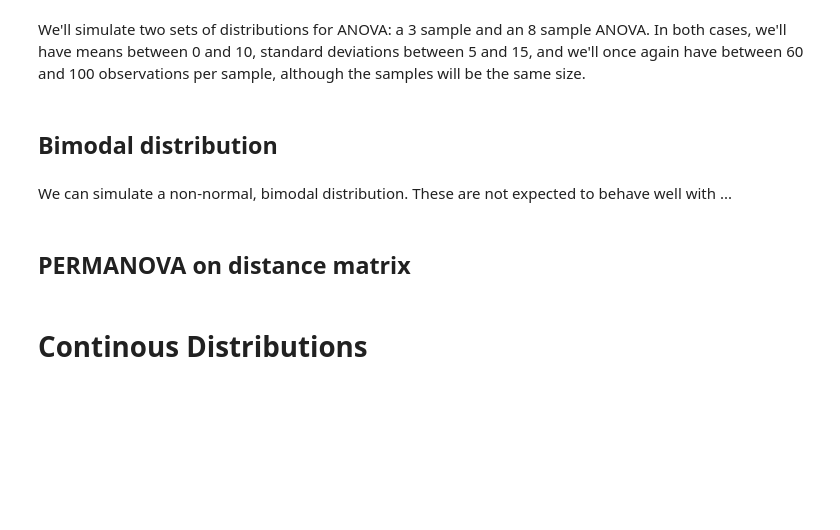
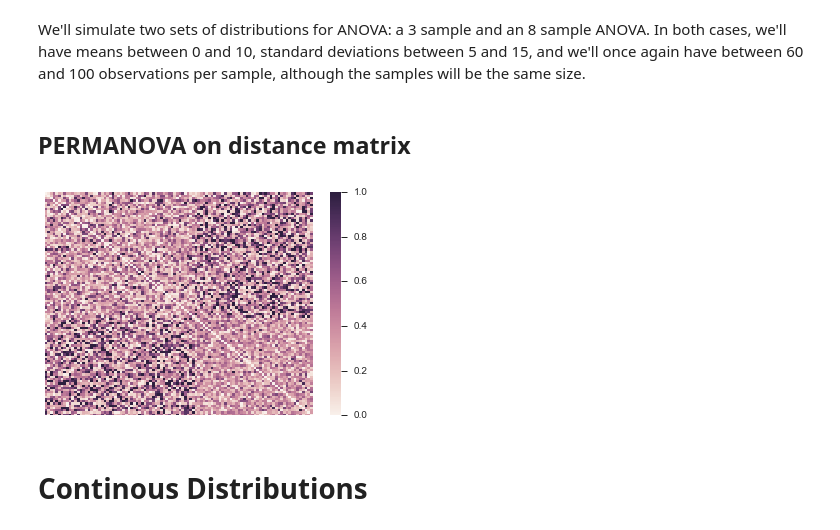
Before and after one commit to JWDebelius/monte_carlo_power, a Jupyter notebook: ipynb/1-Build Simulations.ipynb, the cells around one changed output. Saved outputs shown, nothing was run; the diff lists cells and outputs as text; code cells hidden in the pictures; blank space fills up the shorter version.

```diff
--- a/ipynb/1-Build Simulations.ipynb
+++ b/ipynb/1-Build Simulations.ipynb
@@ -184,7 +172,3 @@ distributions['anova_8'] = {'function': sim.simulate_anova,
                                        'count_lim': [60, 100],
                                        'num_pops': 8}
                             }
-# %% [markdown]
-## Bimodal distribution
-# %% [markdown]
-We can simulate a non-normal, bimodal distribution. These are not expected to behave well with ...
@@ -219,12 +175,18 @@ distributions['bimodal'] = {'function': sim.simulate_bimodal,
 # %% [markdown]
 ## PERMANOVA on distance matrix
 # %%
-sim.simulate_permanova(num_samples=100,
-                       wdist=[0, 0.4],
-                       wspread=[0.1, 0.4],
-                       bdist=[0.25, 0.75],
-                       bspread=[0.1, 0.6],
-                      )[1][0]
+dm = sim.simulate_permanova(num_samples=100,
+                            wdist=[0, 0.4],
+                            wspread=[0.1, 0.4],
+                            bdist=[0.25, 0.75],
+                            bspread=[0.1, 0.6],
+                           )[1][0]
+ax = plt.axes()
+sn.heatmap(dm.data, ax=ax)
+ax.set_yticks([])
+yt = ax.set_xticks([])
+# %% [output]
+[figure, added]
 # %%
 def permanova_test(samples):
     """Wraps the scikit-bio permanova for convenience"""
```
Also changed, not shown: parts of 18 cells of this notebook.
